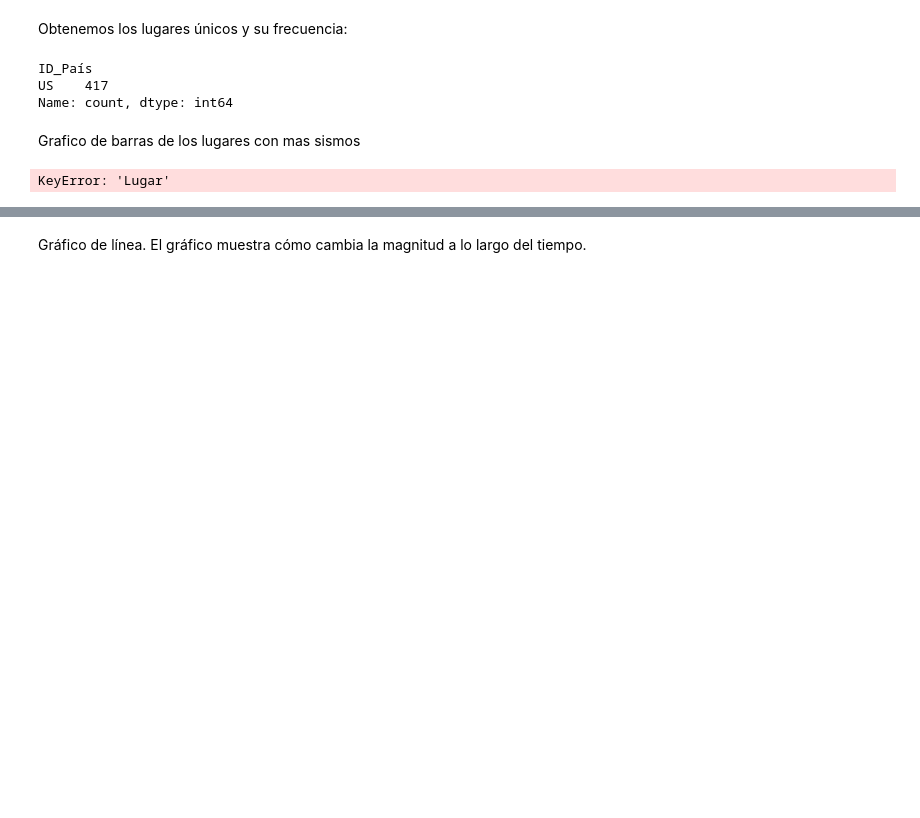
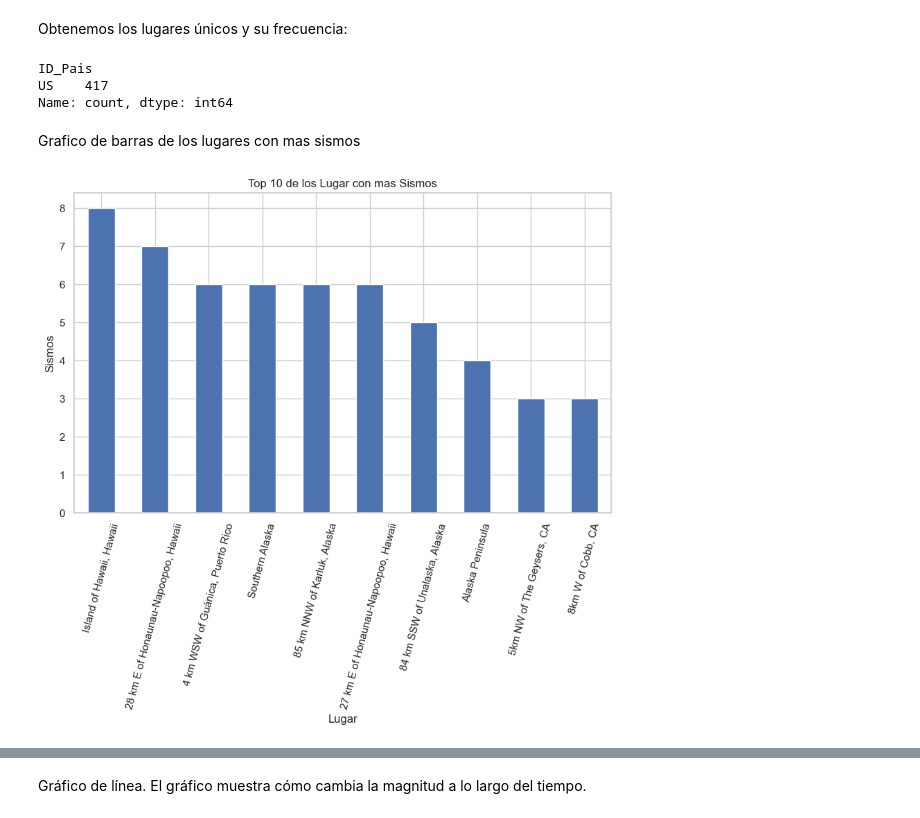
Before and after one commit to Macagonzalezamico/ProyectoSismo, a Jupyter notebook: code/eda/EEUU/EDA_EEUU.ipynb, the cells around one changed output, grey strips where cells are left out. Saved outputs shown, nothing was run; the diff lists cells and outputs as text; code cells hidden in the pictures; blank space fills up the shorter version.

```diff
--- a/code/eda/EEUU/EDA_EEUU.ipynb
+++ b/code/eda/EEUU/EDA_EEUU.ipynb
@@ -324,9 +334,9 @@ memory usage: 29.4+ KB
 # %% [markdown]
 Obtenemos los lugares únicos y su frecuencia:
 # %%
-usa_df['ID_País'].value_counts()
+usa_df['ID_Pais'].value_counts()
 # %% [output]
-ID_País
+ID_Pais
 US    417
 Name: count, dtype: int64
 # %% [markdown]
@@ -334,21 +344,21 @@ Grafico de barras de los lugares con mas sismos
 # %%
 import pandas as pd
 import matplotlib.pyplot as plt
 
 # Realizar el conteo de valores únicos en la columna 'Lugar'
-institution_counts = usa_df['Lugar'].value_counts()
+institution_counts = usa_df['Lugar_del_Epicentro'].value_counts()
 
 # Obtener el top 10 de instituciones más populares
 top_10_institutions = institution_counts.head(10)
 
 # Generar un gráfico de barras para visualizar el top 10 de Lugar
 plt.figure(figsize=(10, 6))
 top_10_institutions.plot(kind='bar')
 plt.xlabel('Lugar')
 plt.ylabel('Sismos')
 plt.title('Top 10 de los Lugar con mas Sismos')
 plt.xticks(rotation=75)
 plt.show()
 # %% [output]
-KeyError: 'Lugar'
+[figure, added]
 # %%
```
Also changed, not shown: parts of 18 cells of this notebook, 1 other file.
